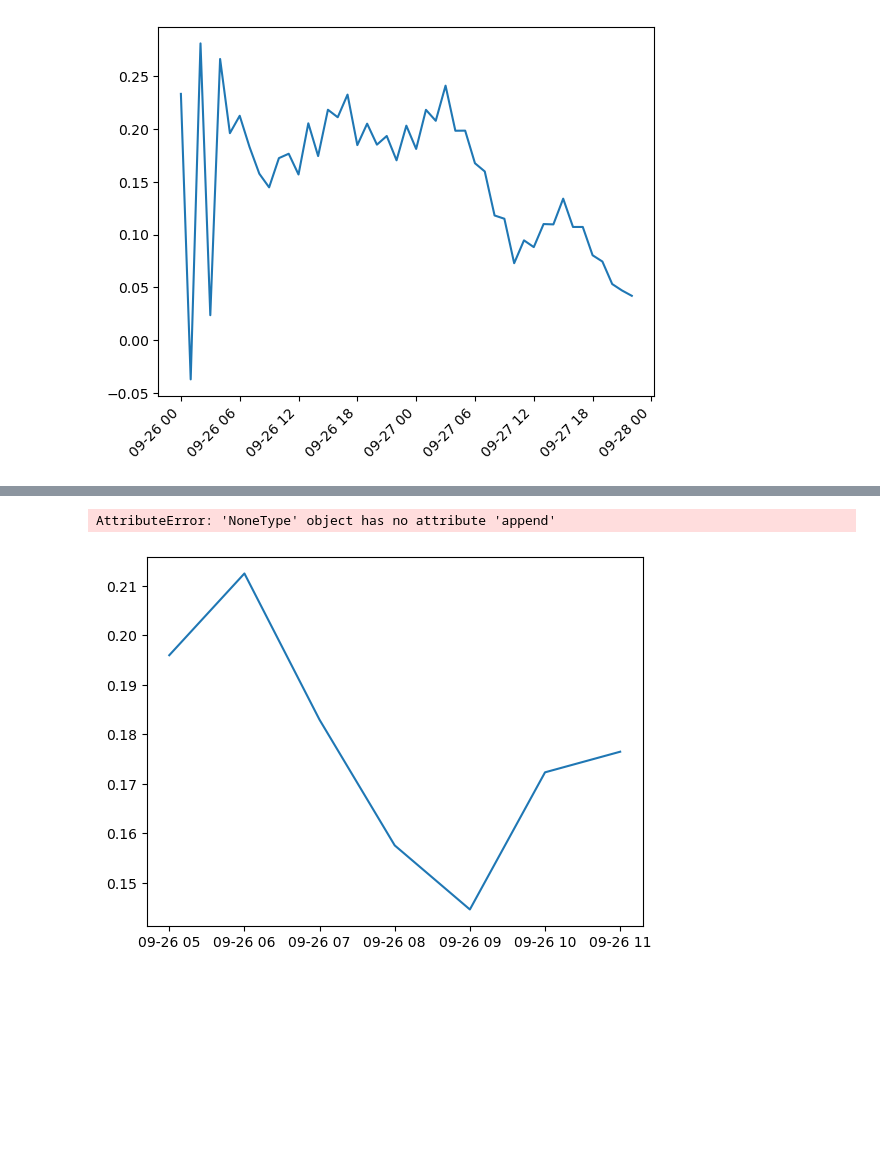
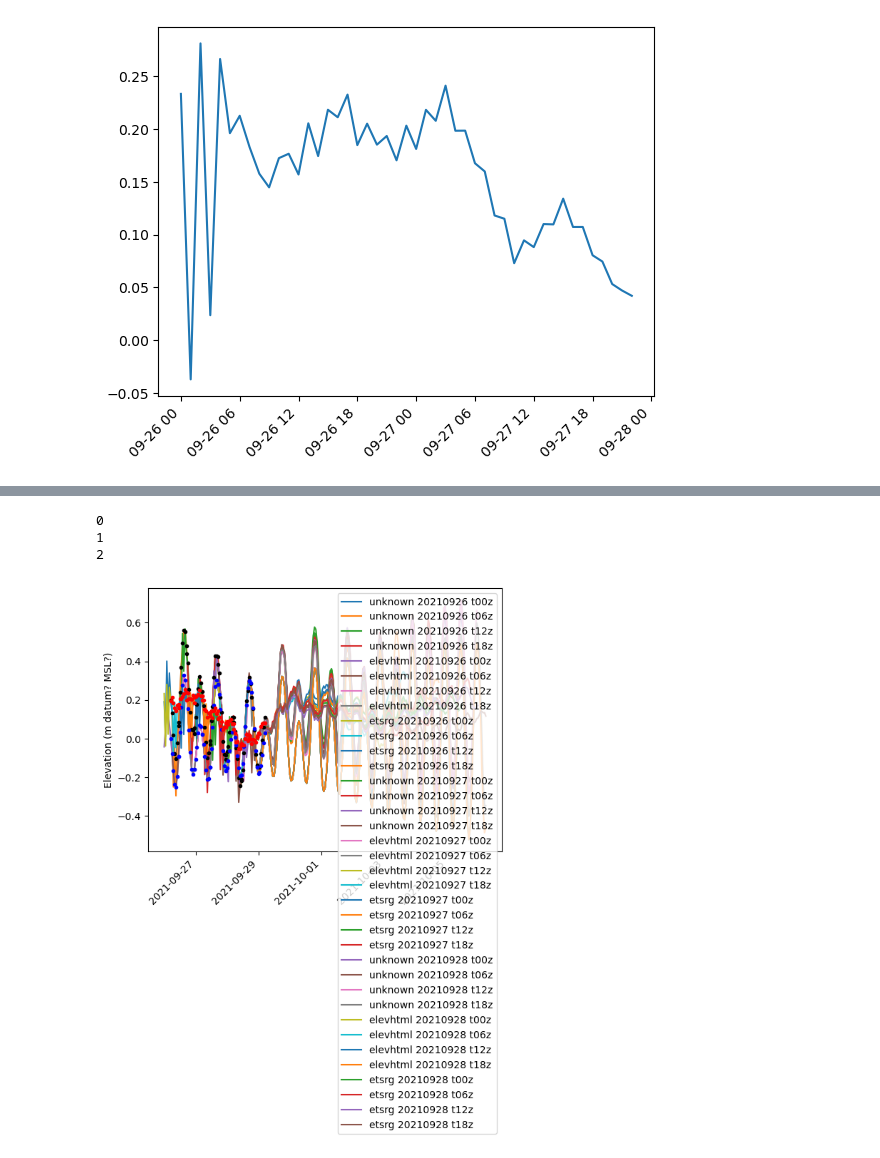
Before and after one commit to csherwood-usgs/runup_calcs, a Jupyter notebook: estofs_nowcast.ipynb, the cells around one changed output, grey strips where cells are left out. Cells and saved outputs as stored; diff of their text form; code cells hidden in the pictures; blank space fills up the shorter version.

Commit message:
combined estofs nowcast

```diff
--- a/estofs_nowcast.ipynb
+++ b/estofs_nowcast.ipynb
@@ -7,7 +7,9 @@ import matplotlib.pyplot as plt
 # %%
 dir_name = 'D:/crs/proj/2024_ESTOFS'
 date_list = ['20210926', '20210927', '20210928']
+# combined water level, tide prediction, surge water level
 wl_list = ['cwl', 'htp', 'swl']
+var_list = ['unknown', 'elevhtml' ,'etsrg']
 tz_list = ['t00z', 't06z', 't12z', 't18z']
 # %%
 flist = []
@@ -106,28 +108,50 @@ plt.savefig(dir_name+'/ESTOF_surge_elevations_multi_forecast.png', bbox_inches='
+# %%
+for i in range(3):
+    print(i)
+# %% [output]
+0
+1
+2
 # %%
-# Open the GRIB2 file with xarray and cfgrib engine
+# Loop through the forecast for several days and
 fig, ax = plt.subplots(1,1)
 
-tlong = []
-zlong = []
+tlong = np.array([], dtype='datetime64[ns]')
+cwl = np.array([], dtype='float64')
+htp = np.array([], dtype='float64')
+swl = np.array([], dtype='float64')
+
 for date in date_list:
-    for tz in tz_list:
-        fname =  f"{dir_name}/{date}/estofs.{tz}.conus.east.{wl_list[2]}.grib2"
-        flabel = f"{date} {tz}"
-        ds = xr.open_dataset( fname, engine = 'cfgrib' )
-        t = ds.time.values
-        ts = t+ds.step.values
-        z = ds.etsrg[:,627,1792].values
-        tshort = ts[5:12]
-        zshort = z[5:12]
-        tlong = tlong.append(tshort)
-        zlong = zlong.append(zlong)
-        plt.plot(tshort,zshort,label=flabel)
+    for i in range(3):
+        var = var_list[i]
+        for tz in tz_list:
+            fname =  f"{dir_name}/{date}/estofs.{tz}.conus.east.{wl_list[i]}.grib2"
+            flabel = f"{var} {date} {tz}"
+            ds = xr.open_dataset( fname, engine = 'cfgrib' )
+            t = ds.time.values
+            ts = t+ds.step.values
+            zvalue = f'z=ds.{var}[:,627,1792].values'
+            exec(zvalue)
+            #z = ds.etsrg[:,627,1792].values
+            tshort = ts[5:12]
+            zshort = z[5:12]
+            if i==0:
+                tlong = np.concatenate( (tlong, np.array( tshort, dtype='datetime64[ns]') ))
+                cwl = np.concatenate( (cwl, np.array( zshort, dtype='float64') ))
+            elif i==1:
+                htp = np.concatenate( (htp, np.array( zshort, dtype='float64') ))
+            elif i==2:
+                swl = np.concatenate( (swl, np.array( zshort, dtype='float64') ))
+
+            plt.plot(ts,z,label=flabel)
 
 plt.legend()
-plt.plot(tlong, zlong, '.k',label='Nowcast')
+plt.plot(tlong, cwl, '.k',label='CWL')
+plt.plot(tlong, htp, '.b',label='HTP')
+plt.plot(tlong, swl, '.r',label='SWL')
+
 plt.xticks(rotation=45, ha='right')
 plt.ylabel('Elevation (m datum? MSL?)')
 plt.savefig(dir_name+'/ESTOF_surge_elevations_nowcast_forecast.png', bbox_inches='tight', dpi=200)
 # %% [output]
-AttributeError: 'NoneType' object has no attribute 'append'
-[figure, old version]
+[figure, new version]
```
Also changed, not shown: parts of 5 cells of this notebook.
